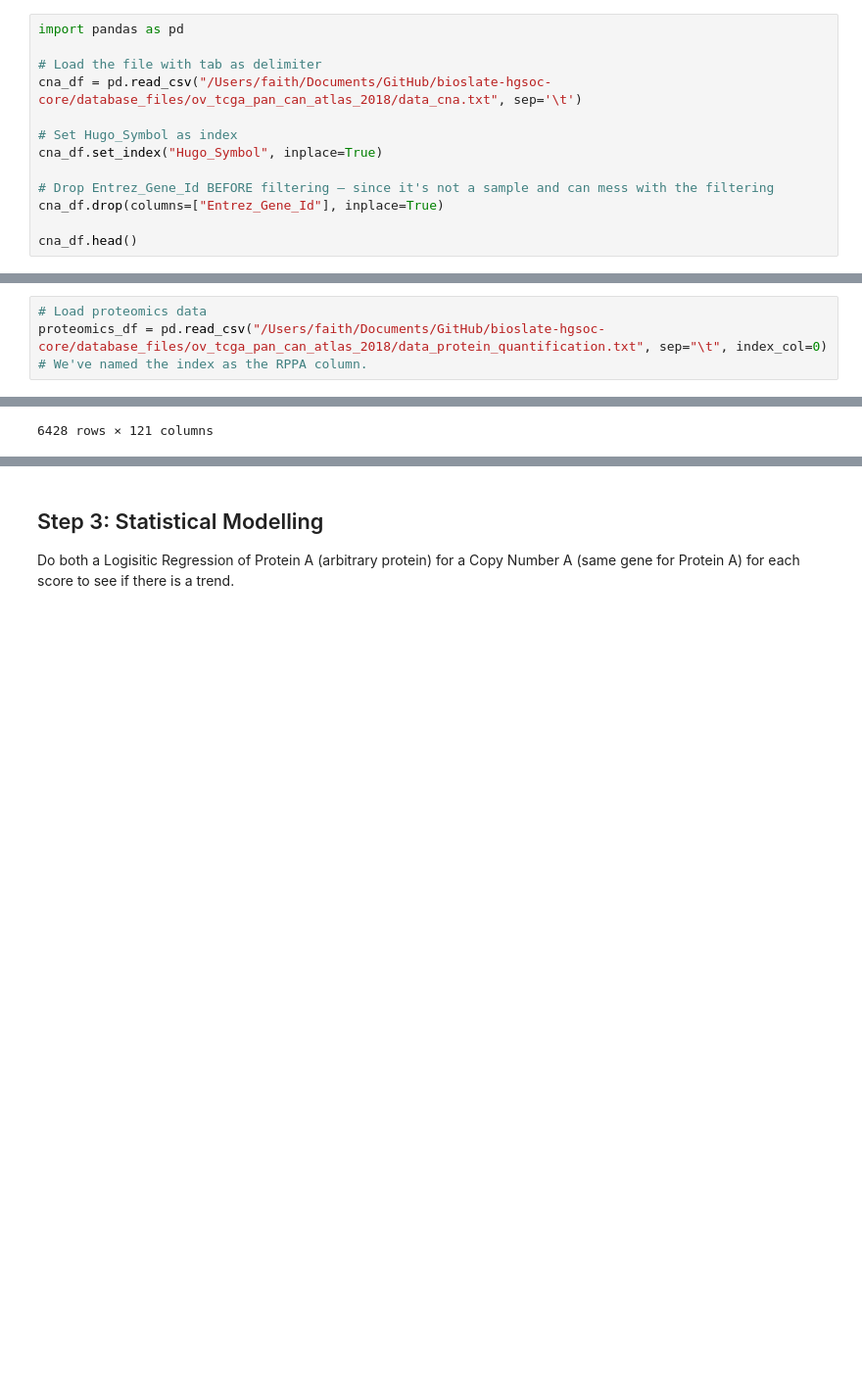
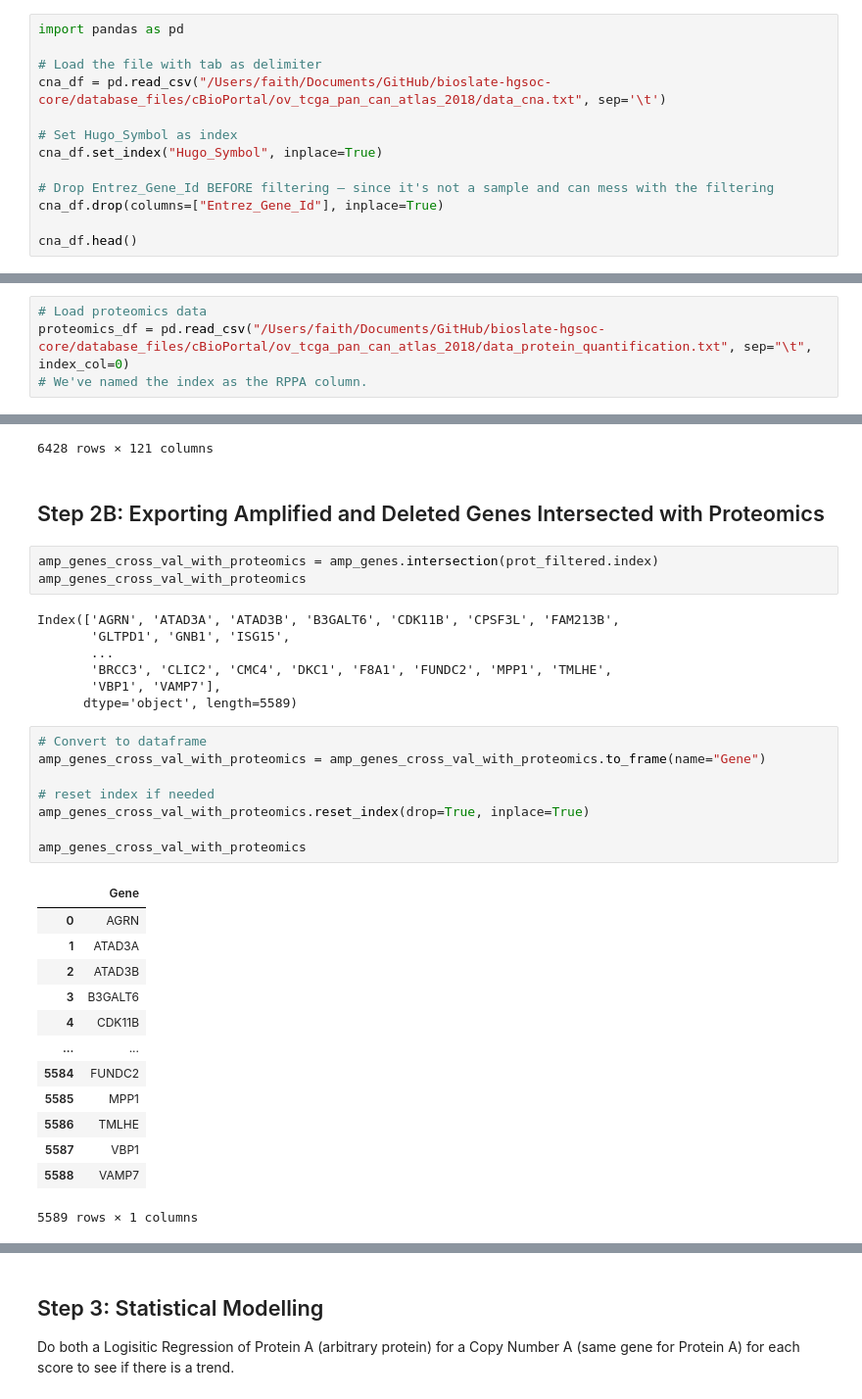
Before and after one commit to faith-ogun/bioslate-hgsoc-core, a Jupyter notebook: notebooks/tcga_gene_candidate_preprocessing.ipynb, the cells around one changed output, grey strips where cells are left out. Shown at 98% size. Drawn from its saved outputs; the diff is of its cells as text; blank space fills up the shorter version.

```diff
--- a/notebooks/data_preprocessing.ipynb
+++ b/notebooks/tcga_gene_candidate_preprocessing.ipynb
@@ -52,7 +65,7 @@ These scores help identify **copy number alterations (CNAs)** that may drive can
 import pandas as pd
 
 # Load the file with tab as delimiter
-cna_df = pd.read_csv("/Users/faith/Documents/GitHub/bioslate-hgsoc-core/database_files/ov_tcga_pan_can_atlas_2018/data_cna.txt", sep='\t')
+cna_df = pd.read_csv("/Users/faith/Documents/GitHub/bioslate-hgsoc-core/database_files/cBioPortal/ov_tcga_pan_can_atlas_2018/data_cna.txt", sep='\t')
 
 # Set Hugo_Symbol as index
 cna_df.set_index("Hugo_Symbol", inplace=True)
@@ -160,7 +141,7 @@ candidate_genes
 Filter by checking which of these genes actually express a protein using proteomics data and only retaining those.
 # %%
 # Load proteomics data
-proteomics_df = pd.read_csv("/Users/faith/Documents/GitHub/bioslate-hgsoc-core/database_files/ov_tcga_pan_can_atlas_2018/data_protein_quantification.txt", sep="\t", index_col=0)
+proteomics_df = pd.read_csv("/Users/faith/Documents/GitHub/bioslate-hgsoc-core/database_files/cBioPortal/ov_tcga_pan_can_atlas_2018/data_protein_quantification.txt", sep="\t", index_col=0)
 # We've named the index as the RPPA column.
 # %%
 # Extract gene symbol from 'GENE|PROTEIN' format
@@ -241,3 +222,37 @@ prot_filtered
 | ZYX | -0.2241 | -0.2099 | -0.0946 | -0.1891 | -0.4127 | 0.2855 | ... |
 | ZZEF1 | 0.1437 | 0.3460 | -0.1734 | -0.5105 | -0.3128 | -0.0643 | ... |
 6428 rows × 121 columns
+# %% [markdown]
+## Step 2B: Exporting Amplified and Deleted Genes Intersected with Proteomics
+# %%
+amp_genes_cross_val_with_proteomics = amp_genes.intersection(prot_filtered.index)
+amp_genes_cross_val_with_proteomics
+# %% [output]
+Index(['AGRN', 'ATAD3A', 'ATAD3B', 'B3GALT6', 'CDK11B', 'CPSF3L', 'FAM213B',
+       'GLTPD1', 'GNB1', 'ISG15',
+       ...
+       'BRCC3', 'CLIC2', 'CMC4', 'DKC1', 'F8A1', 'FUNDC2', 'MPP1', 'TMLHE',
+       'VBP1', 'VAMP7'],
+      dtype='object', length=5589)
+# %%
+# Convert to dataframe
+amp_genes_cross_val_with_proteomics = amp_genes_cross_val_with_proteomics.to_frame(name="Gene")
+
+# reset index if needed
+amp_genes_cross_val_with_proteomics.reset_index(drop=True, inplace=True)
+
+amp_genes_cross_val_with_proteomics
+# %% [output]
+|  | Gene |
+| 0 | AGRN |
+| 1 | ATAD3A |
+| 2 | ATAD3B |
+| 3 | B3GALT6 |
+| 4 | CDK11B |
+| ... | ... |
+| 5584 | FUNDC2 |
+| 5585 | MPP1 |
+| 5586 | TMLHE |
+| 5587 | VBP1 |
+| 5588 | VAMP7 |
+5589 rows × 1 columns
```
Also changed, not shown: parts of 9 cells of this notebook, 17 other files.
